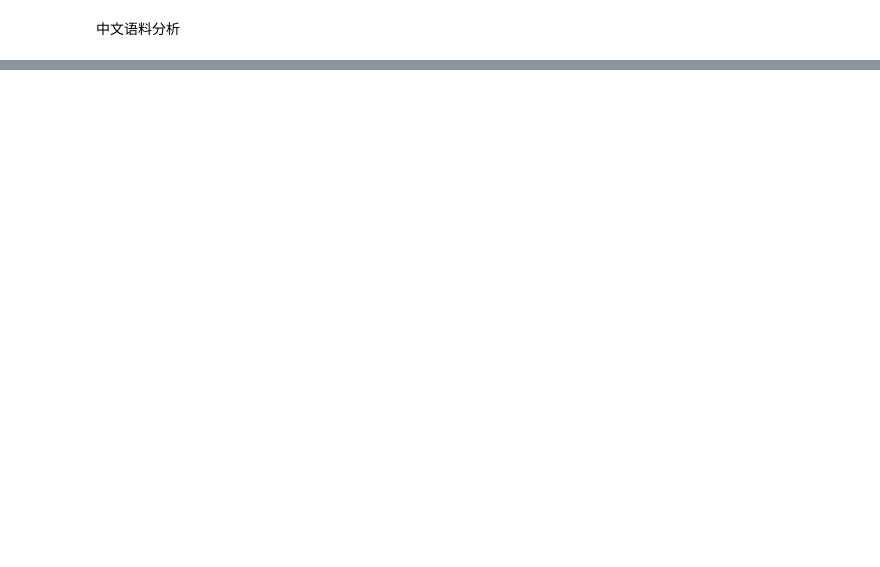
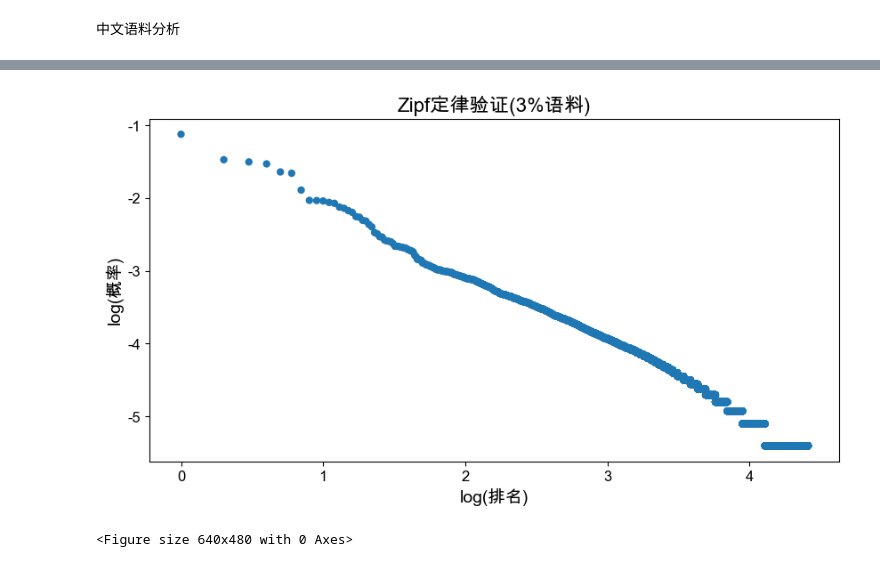
Before and after one commit to ohemarla/NLP_project_2025fall, a Jupyter notebook: HW1/StatisticAnalysis.ipynb, the cells around one changed output, grey strips where cells are left out. Saved outputs shown, nothing was run; the diff lists cells and outputs as text; code cells hidden in the pictures; blank space fills up the shorter version.

```diff
--- a/HW1/StatisticAnalysis.ipynb
+++ b/HW1/StatisticAnalysis.ipynb
@@ -68,0 +198,28 @@ plt.title('Top 20 Chinese Characters by Probability')
+# %%
+# 利用单词验证zipf定律
+# 通过绘制log-log图散点图以及进行线性拟合来验证zipf定律
+rank3 = np.arange(1, len(en_word_stats3) + 1)
+word_prob3 = en_word_stats3['prob'].values
+log_rank3 = np.log10(rank3)
+log_prob3 = np.log10(word_prob3)
+
+plt.style.use('default')
+
+plt.rcParams['font.sans-serif'] = ['Arial Unicode MS']
+plt.rcParams['axes.unicode_minus'] = False
+
+plt.figure(figsize=(10, 5))
+plt.xticks(fontsize=12)
+plt.yticks(fontsize=12)
+
+sns.scatterplot(x=log_rank3, y=log_prob3, edgecolor='none')
+
+plt.title('Zipf定律验证(3%语料)', fontsize=16)
+plt.xlabel('log(排名)', fontsize=14)
+plt.ylabel('log(概率)', fontsize=14)
+
+plt.show()
+plt.savefig('en_zipf3.png', dpi=300)
+# %% [output]
+[figure, added]
+<Figure size 640x480 with 0 Axes>
```
Also changed, not shown: parts of 27 cells of this notebook, 13 other files.
